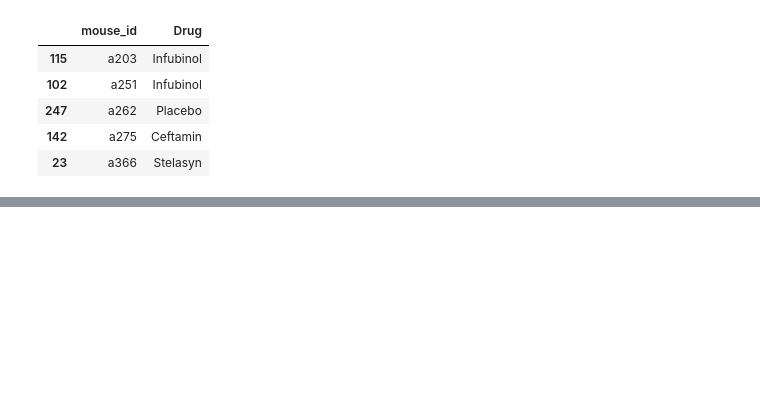
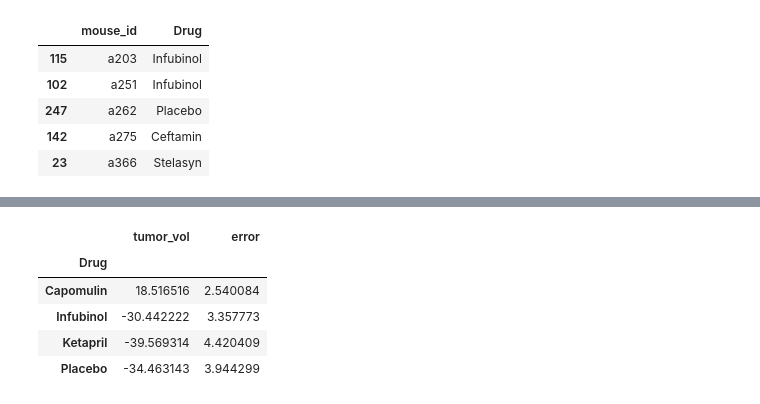
Before and after one commit to jenshurley/hw5, a Jupyter notebook: pydrug_mid.ipynb, the cells around one changed output, grey strips where cells are left out. Saved outputs shown, nothing was run; the diff lists cells and outputs as text; code cells hidden in the pictures; blank space fills up the shorter version.

```diff
--- a/pydrug_mid.ipynb
+++ b/pydrug_mid.ipynb
@@ -276,0 +384,9 @@ Name: tumor_vol, dtype: float64
+# %%
+ttdv
+# %% [output]
+|  | tumor_vol | error |
+| Drug |  |  |
+| Capomulin | 18.516516 | 2.540084 |
+| Infubinol | -30.442222 | 3.357773 |
+| Ketapril | -39.569314 | 4.420409 |
+| Placebo | -34.463143 | 3.944299 |
```
Also changed, not shown: parts of 31 cells of this notebook.
